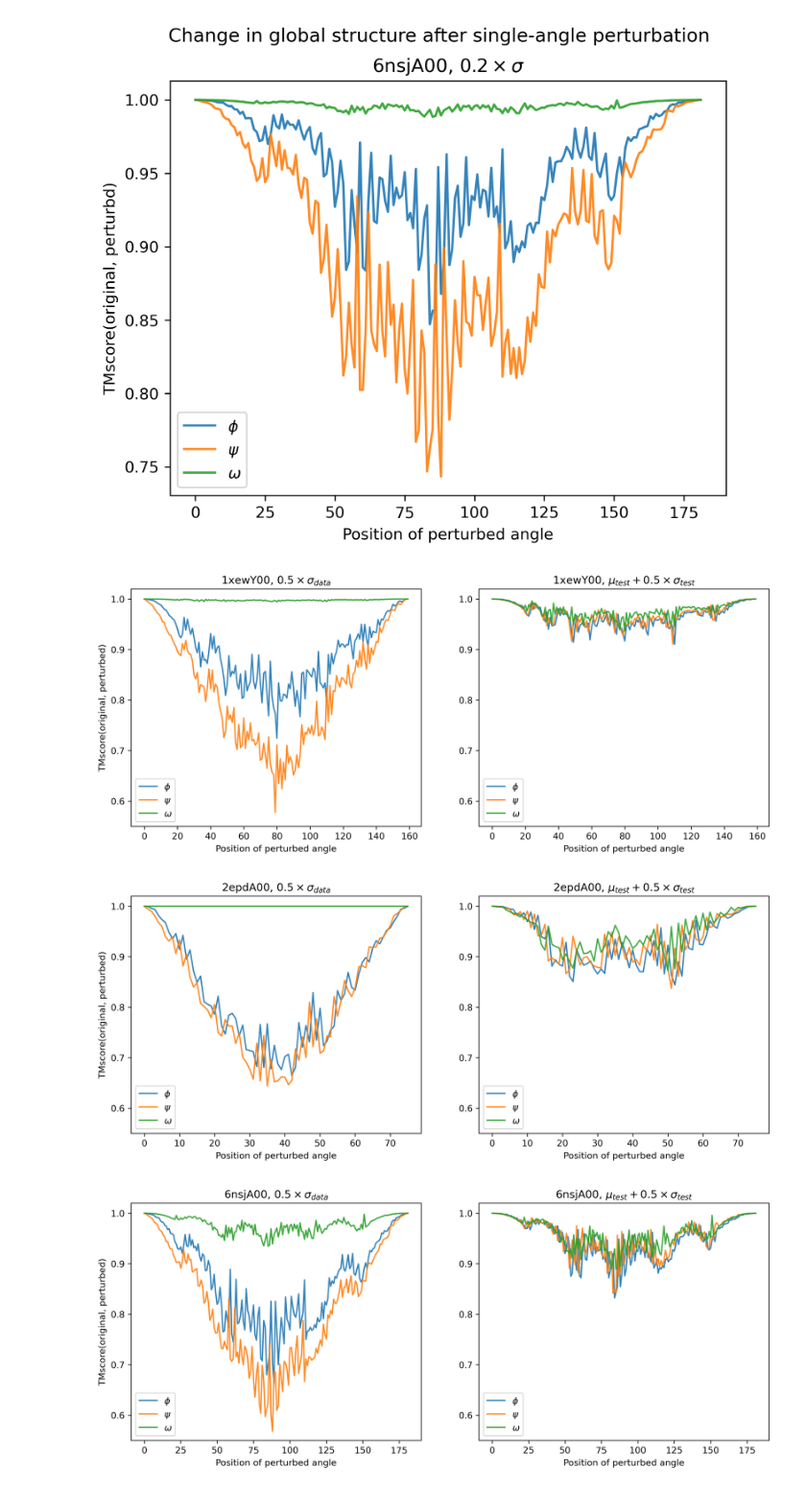
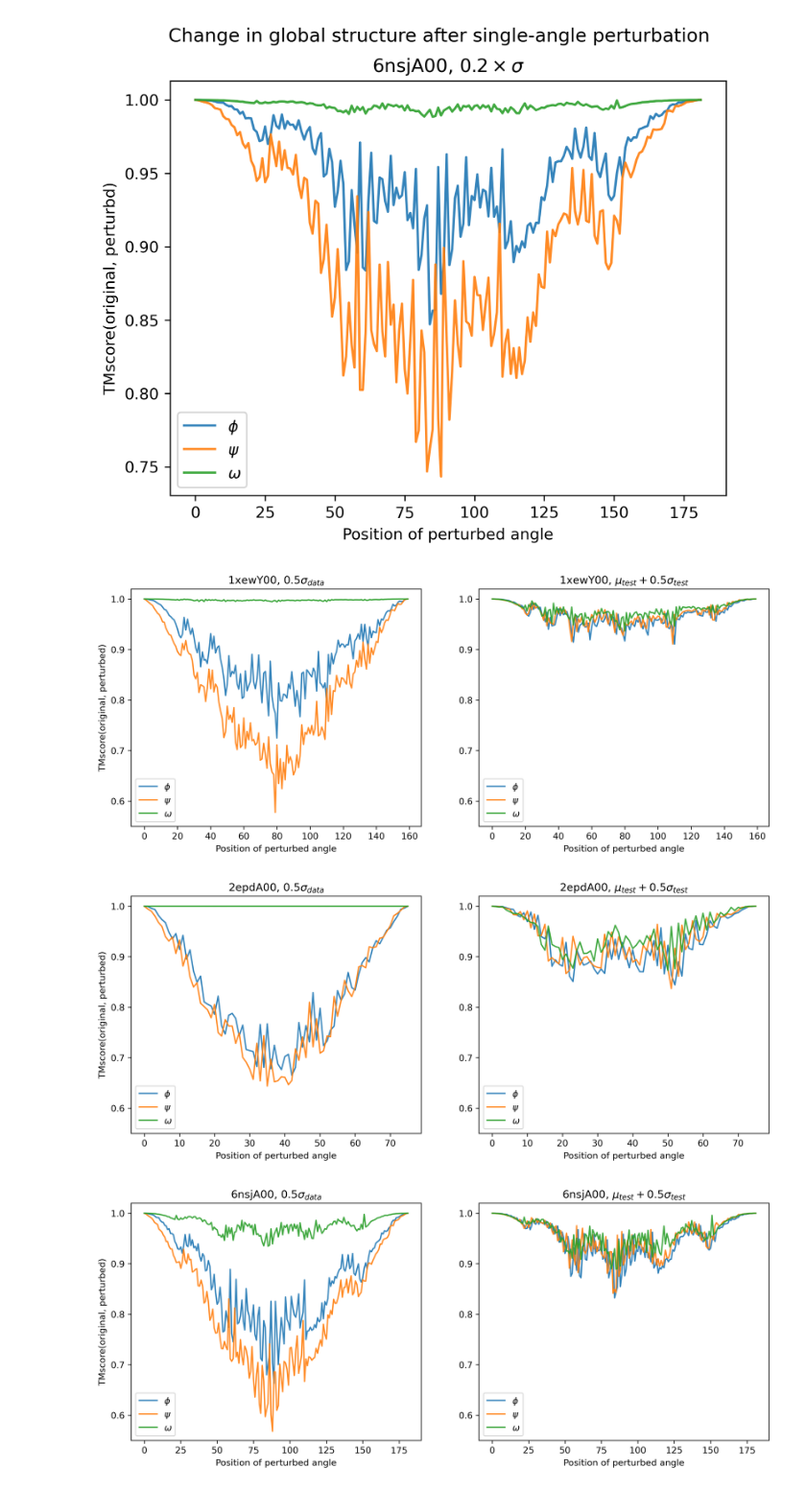
Before and after one commit to microsoft/foldingdiff, a Jupyter notebook: jupyter/scissor_effect_plots.ipynb, the cells around one changed output. Shown at 96% size. Saved outputs shown, nothing was run; the diff lists cells and outputs as text; code cells hidden in the pictures.

Commit message:
Update plots

```diff
--- a/jupyter/scissor_effect_plots.ipynb
+++ b/jupyter/scissor_effect_plots.ipynb
@@ -214,28 +214,28 @@ zero_five_deltas = dict(zip(cath_fnames, results))
 # %%
 for cath_key in cath_fnames:
     fig, (ax1, ax2) = plt.subplots(ncols=2, dpi=300, sharey=True, figsize=(6.4 * 2, 4.8))
     plot_tm_deltas(
         zero_five_deltas[cath_key].values,
         ax=ax1,
-        title=cath_key + r", $0.5 \times \sigma_{data}$",
+        title=cath_key + r", $0.5\sigma_{data}$",
         disable_suptitle=True,
     )
     plot_tm_deltas(
         test_error_deltas[cath_key].values,
         ax=ax2,
-        title=cath_key + r", $\mu_{test} + 0.5 \times \sigma_{test}$",
+        title=cath_key + r", $\mu_{test} + 0.5\sigma_{test}$",
         disable_suptitle=True,
     )
     for ax in (ax1, ax2):
         ax.yaxis.set_tick_params(labelbottom=True)
         ax.set(
             xlabel="Position of perturbed angle",
             ylabel="TMscore(original, perturbed)",
             ylim=(0.55, 1.02),
         )
     fig.savefig(os.path.join(PLOT_DIR, f"{cath_key}_combined.pdf"), bbox_inches='tight')
     fig.show()
 # %% [output]
-[figure, old version]
+[figure, new version]
-[figure, old version]
+[figure, new version]
-[figure, old version]
+[figure, new version]
```
Also changed, not shown: parts of 1 cell of this notebook, 4 other files.
